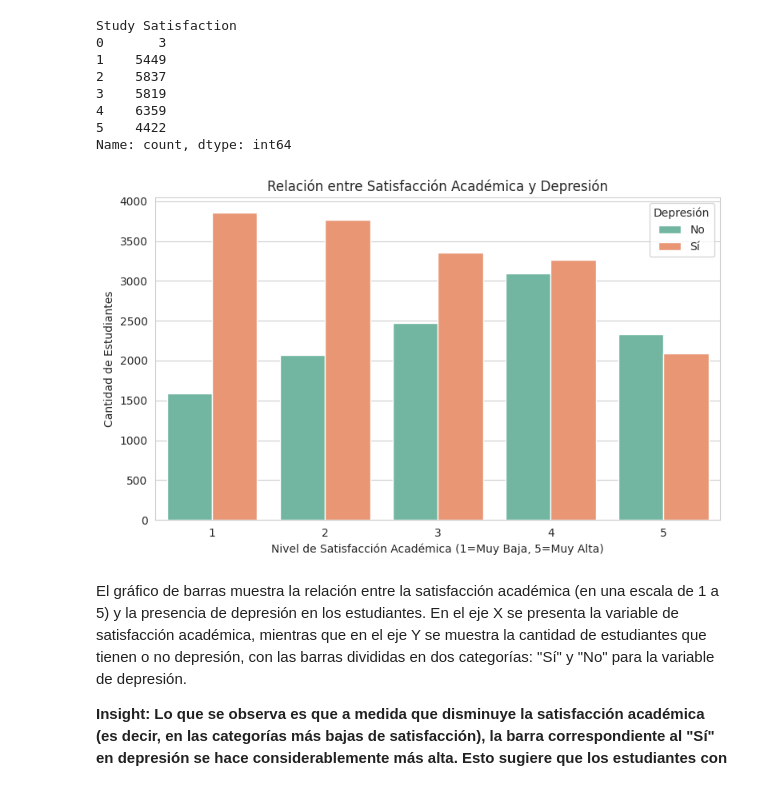
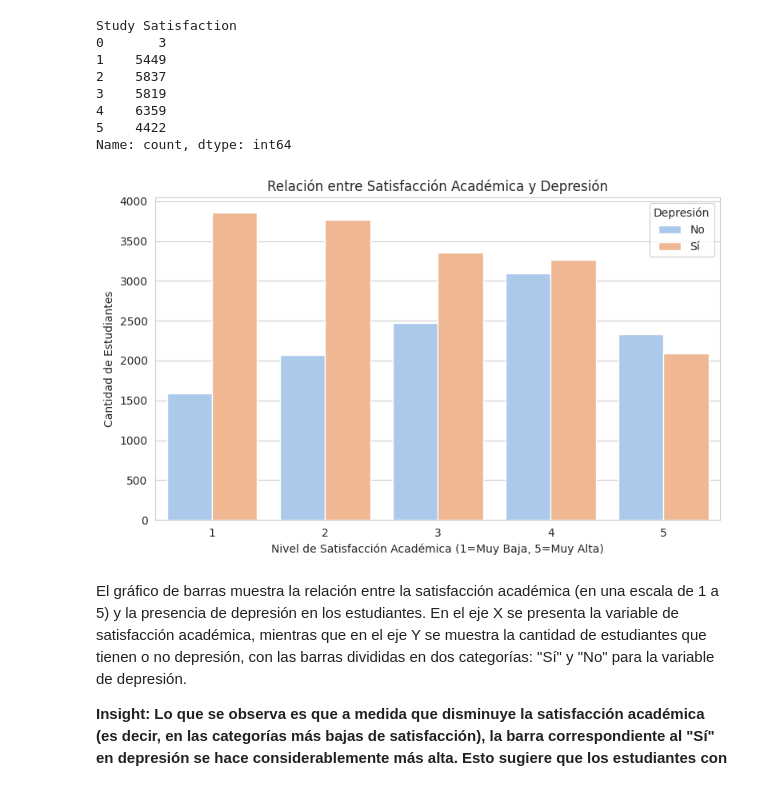
Before and after one commit to FlorMauves/ProyectoDS_StudentDepression_MauvesinTogel, a Jupyter notebook: ProyectoDS_StudenDepression_MauvesinTogel.ipynb, the cells around one changed output. Saved outputs shown, nothing was run; the diff lists cells and outputs as text; code cells hidden in the pictures.

```diff
--- a/ProyectoDS_StudenDepression_MauvesinTogel.ipynb
+++ b/ProyectoDS_StudenDepression_MauvesinTogel.ipynb
@@ -666,15 +663,15 @@ df = df[df["Study Satisfaction"] != 0]
 # %%
 plt.figure(figsize=(8, 5))
 sns.set_style("whitegrid")
-sns.countplot(data=df, x="Study Satisfaction", hue="Depression", palette="Set2")
+sns.countplot(data=df, x="Study Satisfaction", hue="Depression", palette="pastel")
 plt.title("Relación entre Satisfacción Académica y Depresión")
 plt.xlabel("Nivel de Satisfacción Académica (1=Muy Baja, 5=Muy Alta)")
 plt.ylabel("Cantidad de Estudiantes")
 plt.legend(title="Depresión", labels=["No", "Sí"])
 plt.tight_layout()
 plt.show()
 # %% [output]
-[figure, old version]
+[figure, new version]
 # %% [markdown]
 El gráfico de barras muestra la relación entre la satisfacción académica (en una escala de 1 a 5) y la presencia de depresión en los estudiantes. En el eje X se presenta la variable de satisfacción académica, mientras que en el eje Y se muestra la cantidad de estudiantes que tienen o no depresión, con las barras divididas en dos categorías: "Sí" y "No" para la variable de depresión.
 
```
Also changed, not shown: parts of 3 cells of this notebook.
